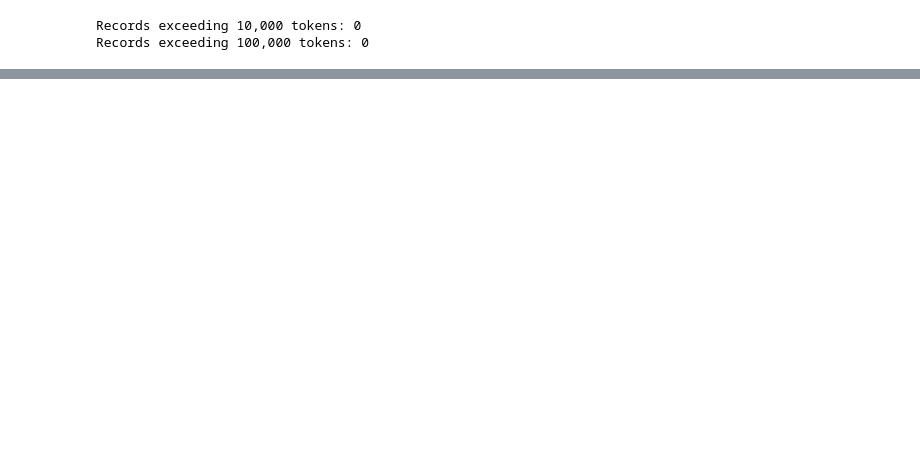
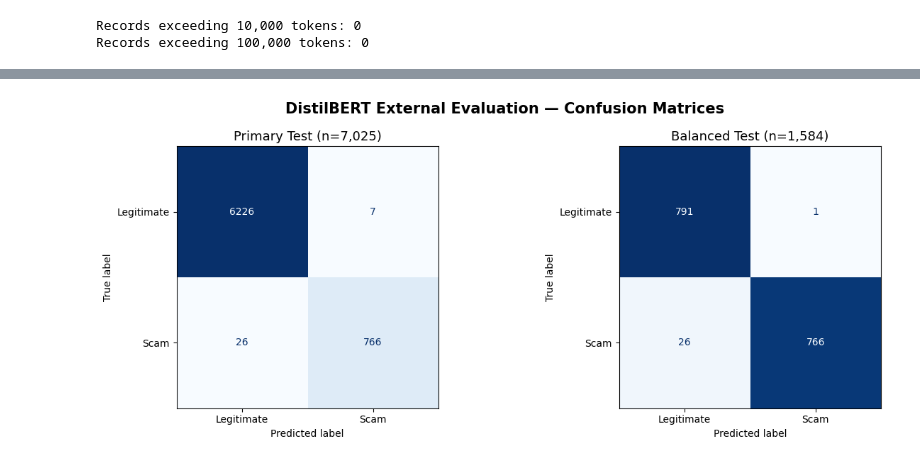
Before and after one commit to Supan-Roy/financial-scam-analysis, a Jupyter notebook: notebooks/09_external_source_generalization_evaluation.ipynb, the cells around one changed output, grey strips where cells are left out. Cells and saved outputs as stored; diff of their text form; code cells hidden in the pictures; blank space fills up the shorter version.

```diff
--- a/notebooks/09_external_source_generalization_evaluation.ipynb
+++ b/notebooks/09_external_source_generalization_evaluation.ipynb
@@ -446,0 +1108,52 @@ Records exceeding 100,000 tokens: 0
+# %%
+# ============================================================
+# CELL 20: CONFUSION MATRIX COMPARISON
+# ============================================================
+
+import matplotlib.pyplot as plt
+from sklearn.metrics import ConfusionMatrixDisplay
+
+fig, axes = plt.subplots(1, 2, figsize=(13, 5))
+
+ConfusionMatrixDisplay(
+    confusion_matrix(
+        primary_test_results["label"],
+        primary_test_results["predicted_label"],
+        labels=[0, 1]
+    ),
+    display_labels=["Legitimate", "Scam"]
+).plot(
+    ax=axes[0],
+    cmap="Blues",
+    colorbar=False,
+    values_format="d"
+)
+
+axes[0].set_title("Primary Test (n=7,025)", fontsize=13)
+
+ConfusionMatrixDisplay(
+    confusion_matrix(
+        balanced_test_results["label"],
+        balanced_test_results["predicted_label"],
+        labels=[0, 1]
+    ),
+    display_labels=["Legitimate", "Scam"]
+).plot(
+    ax=axes[1],
+    cmap="Blues",
+    colorbar=False,
+    values_format="d"
+)
+
+axes[1].set_title("Balanced Test (n=1,584)", fontsize=13)
+
+fig.suptitle(
+    "DistilBERT External Evaluation — Confusion Matrices",
+    fontsize=15,
+    fontweight="bold"
+)
+
+plt.tight_layout()
+plt.show()
+# %% [output]
+[figure, added]
```
Also changed, not shown: parts of 18 cells of this notebook.
